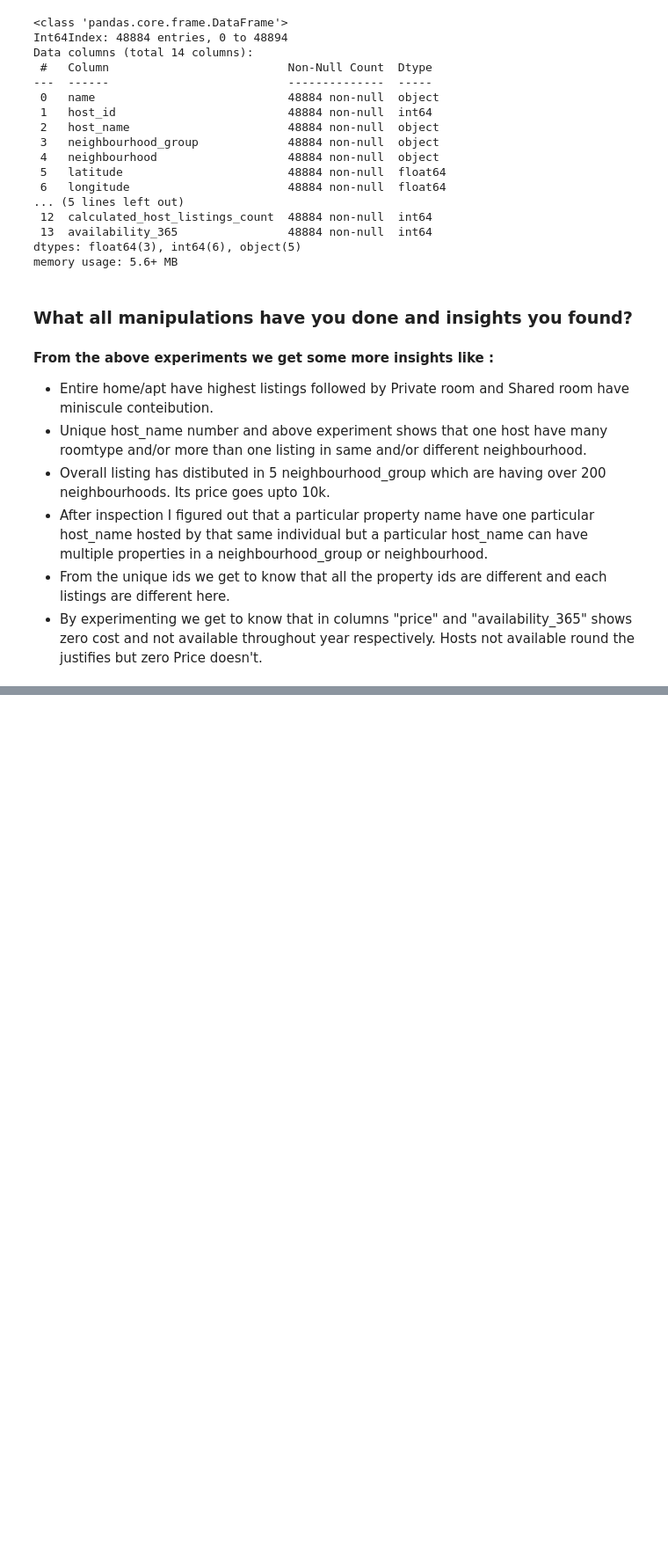
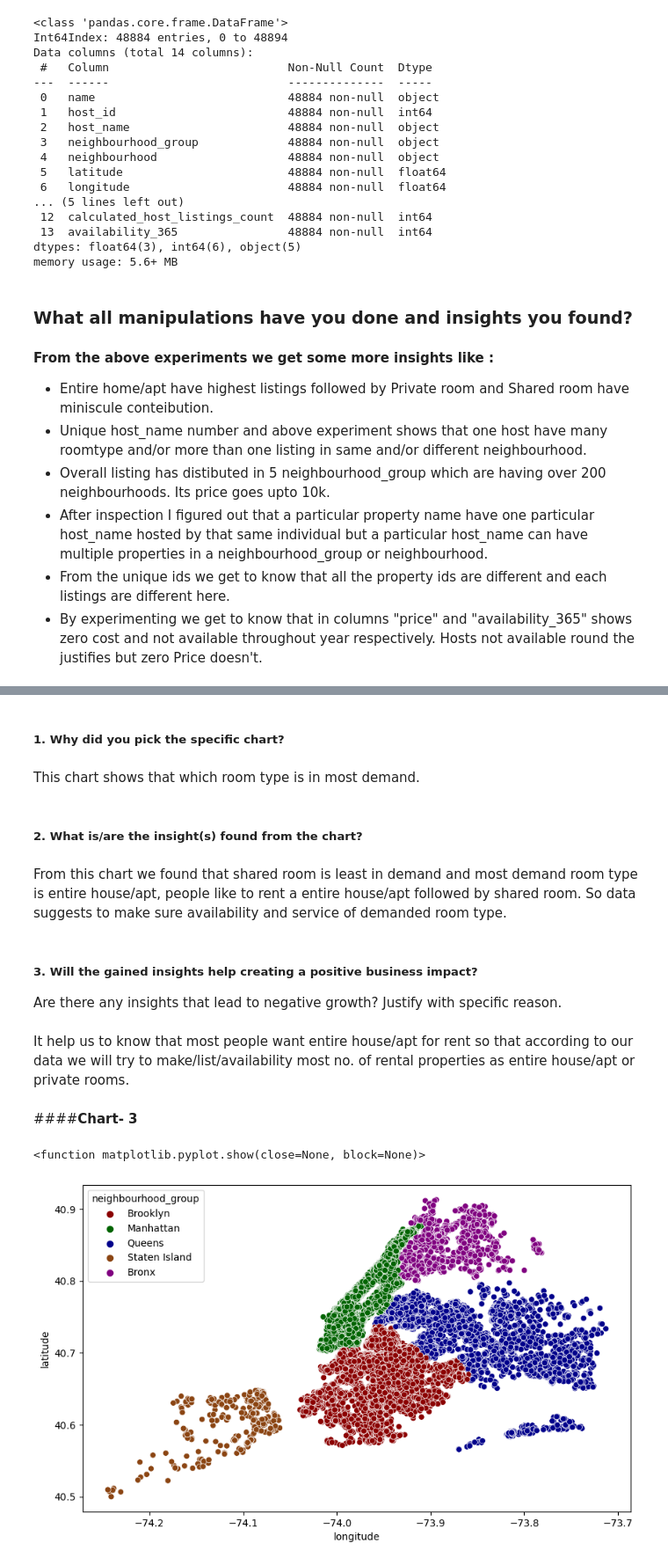
Before and after one commit to shubhpjoshi/EDA_Airbnb_project, a Jupyter notebook: SJ_|_EDA_project_airbnb_booking_analysis.ipynb, the cells around one changed output, grey strips where cells are left out. Shown at 88% size. Saved outputs shown, nothing was run; the diff lists cells and outputs as text; code cells hidden in the pictures; blank space fills up the shorter version.

```diff
--- a/SJ_|_EDA_project_airbnb_booking_analysis.ipynb
+++ b/SJ_|_EDA_project_airbnb_booking_analysis.ipynb
@@ -371,0 +431,27 @@ memory usage: 5.6+ MB
+# %% [markdown]
+##### 1. Why did you pick the specific chart?
+# %% [markdown]
+This chart shows that which room type is in most demand.
+# %% [markdown]
+##### 2. What is/are the insight(s) found from the chart?
+# %% [markdown]
+From this chart we found that shared room is least in demand and most demand room type is entire house/apt, people like to rent a entire house/apt followed by shared room. So data suggests to make sure availability and service of demanded room type.
+# %% [markdown]
+##### 3. Will the gained insights help creating a positive business impact?
+Are there any insights that lead to negative growth? Justify with specific reason.
+# %% [markdown]
+It help us to know that most people want entire house/apt for rent so that according to our data we will try to make/list/availability most no. of rental properties as entire house/apt or private rooms.
+# %% [markdown]
+####**Chart- 3**
+# %%
+# Chart - 3 visualization code
+
+# Chart - visualization of each neighbourhood_group using latitude and longitude
+
+plt.figure(figsize = (10, 6))
+custom_palette = sns.color_palette(["#8B0000", "#006400", "#00008B",'#8B4513','#800080'])
+sns.scatterplot(x = airbnb_df["longitude"], y = airbnb_df["latitude"], hue = airbnb_df["neighbourhood_group"],  palette=custom_palette)
+plt.show
+# %% [output]
+<function matplotlib.pyplot.show(close=None, block=None)>
+[figure, added]
```
Also changed, not shown: parts of 87 cells of this notebook.
